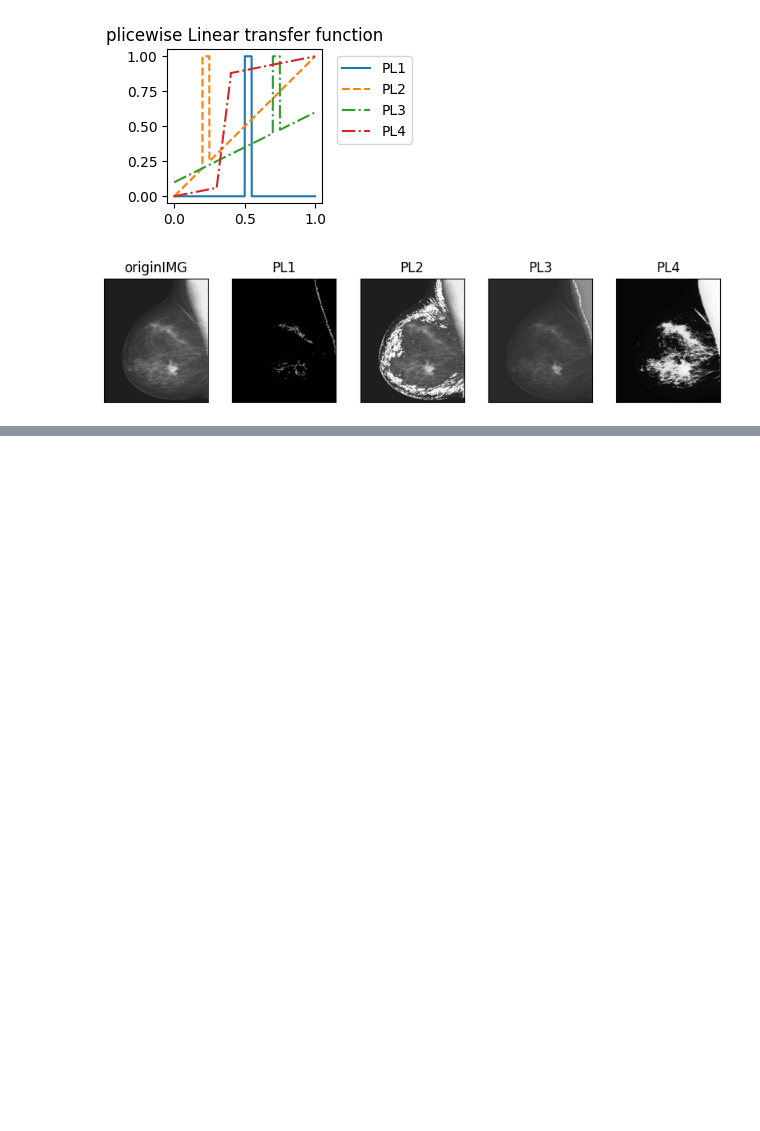
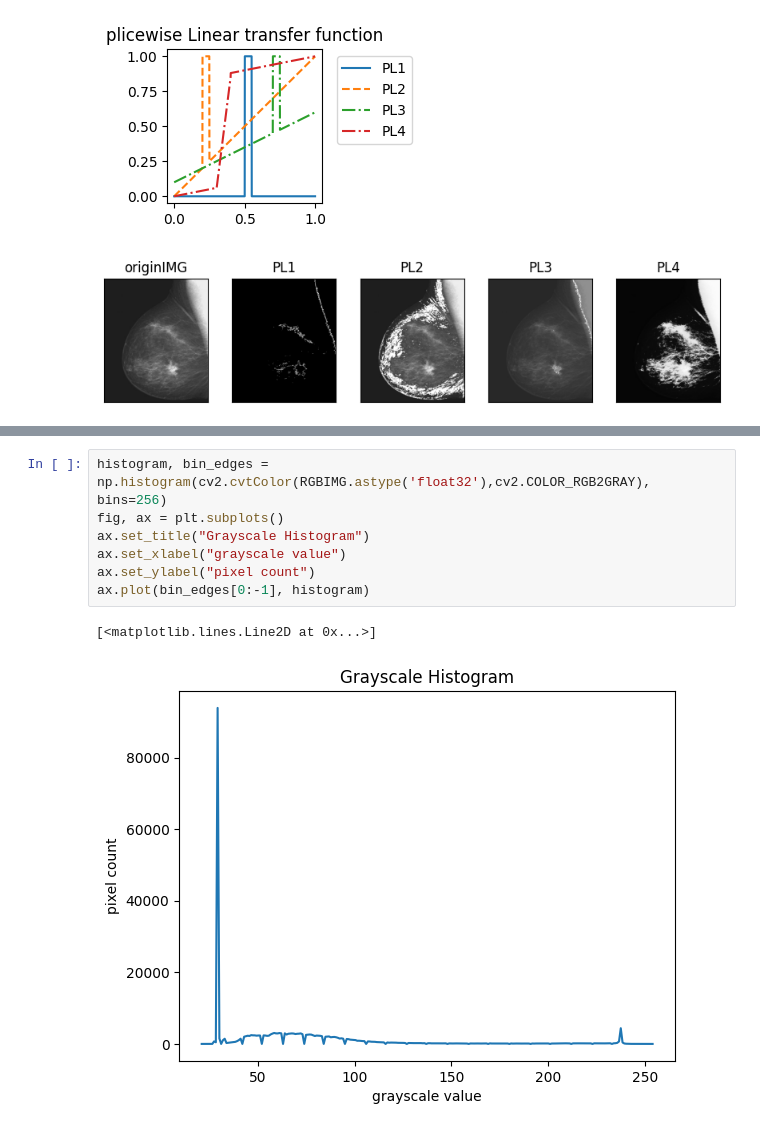
Before and after one commit to HelpHelpHelp-Charlie/DIP_learning, a Jupyter notebook: CH3.ipynb, the cells around one changed output, grey strips where cells are left out. Saved outputs shown, nothing was run; the diff lists cells and outputs as text; blank space fills up the shorter version.

```diff
--- a/CH3.ipynb
+++ b/CH3.ipynb
@@ -106,0 +110,10 @@ show5plt(RGBIMG,PL1,PL2,PL3,PL4,n1="originIMG",n2="PL1",n3="PL2",n4="PL3",n5="PL
+# %%
+histogram, bin_edges = np.histogram(cv2.cvtColor(RGBIMG.astype('float32'),cv2.COLOR_RGB2GRAY), bins=256)
+fig, ax = plt.subplots()
+ax.set_title("Grayscale Histogram")
+ax.set_xlabel("grayscale value")
+ax.set_ylabel("pixel count")
+ax.plot(bin_edges[0:-1], histogram)
+# %% [output]
+[<matplotlib.lines.Line2D at 0x...>]
+[figure, added]
```
Also changed, not shown: parts of 1 cell of this notebook.
